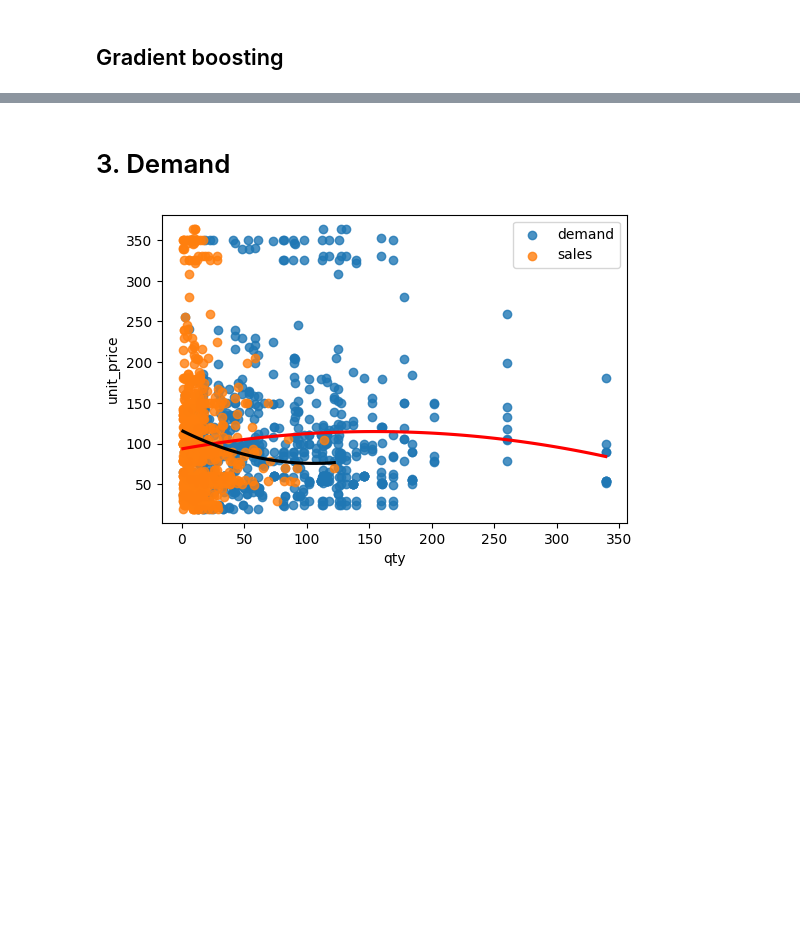
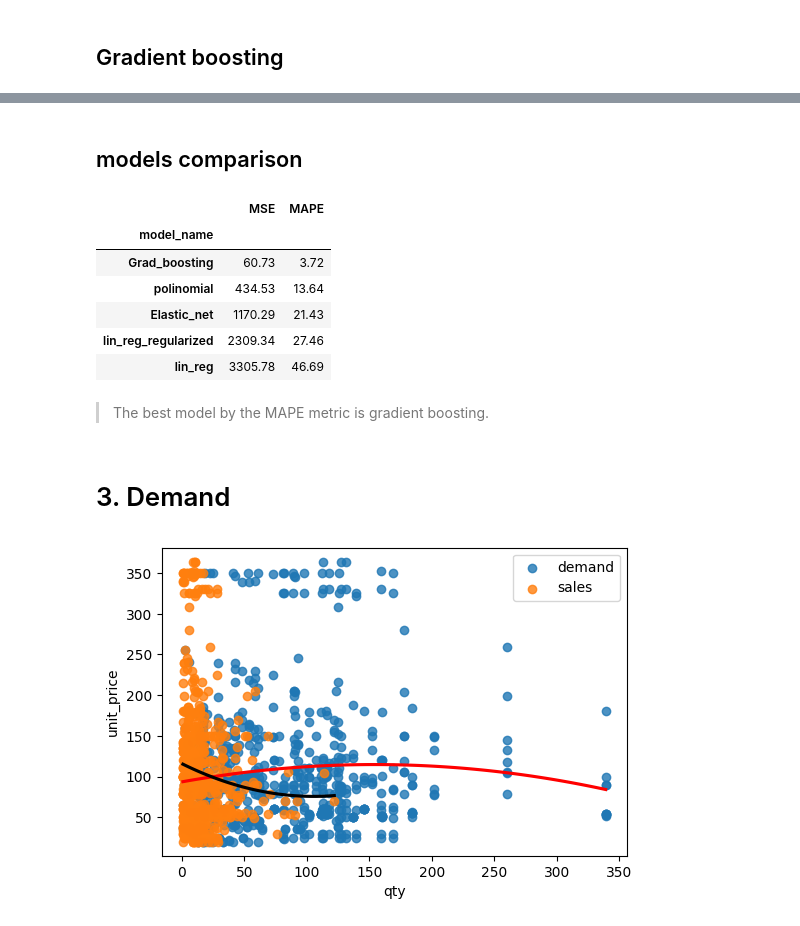
Before and after one commit to Alex1iv/Retail_pricing, a Jupyter notebook: notebooks/Retail_pricing.ipynb, the cells around one changed output, grey strips where cells are left out. Drawn from its saved outputs; the diff is of its cells as text; code cells hidden in the pictures; blank space fills up the shorter version.

Commit message:
add model comparison

```diff
--- a/notebooks/Retail_pricing.ipynb
+++ b/notebooks/Retail_pricing.ipynb
@@ -979,6 +956,12 @@ y_pred_test = lasso.predict(X_test)
 
 y_pred_train, y_pred_test = np.exp(y_pred_train), np.exp(y_pred_test)
 
-print(f'MSE: {round(mean_squared_error(np.exp(y_test), y_pred_test),2)}')
-print(f'MAPE: {round(mean_absolute_percentage_error(np.exp(y_test), y_pred_test)*100,2)} %')
+#print(f'MSE: {round(mean_squared_error(np.exp(y_test), y_pred_test),2)}')
+#print(f'MAPE: {round(mean_absolute_percentage_error(np.exp(y_test), y_pred_test)*100,2)} %')
+
+results['model_name'].append('lin_reg_regularized')
+results['MSE'].append(round(mean_squared_error(np.exp(y_test), y_pred_test),2))
+results['MAPE'].append(round(mean_absolute_percentage_error(np.exp(y_test), y_pred_test)*100,2))
+
+print('MAPE: {:.2f} %'.format(mean_absolute_percentage_error(np.exp(y_test), y_pred_test)*100))
 # %% [output]
@@ -1110,6 +1065,10 @@ lasso_lr_poly.fit(X_train_poly, y_train)
 y_pred_test = lasso_lr_poly.predict(X_test_poly)
 y_pred_test = np.exp(y_pred_test)
 
-print(f'MSE: {round(mean_squared_error(np.exp(y_test), y_pred_test),2)}')
-print(f'MAPE: {round(mean_absolute_percentage_error(np.exp(y_test), y_pred_test)*100,2)} %')
+results['model_name'].append('polinomial')
+results['MSE'].append(round(mean_squared_error(np.exp(y_test), y_pred_test),2))
+results['MAPE'].append(round(mean_absolute_percentage_error(np.exp(y_test), y_pred_test)*100,2))
+
+#print(f'MSE: {round(mean_squared_error(np.exp(y_test), y_pred_test),2)}')
+print('MAPE: {:.2f} %'.format(mean_absolute_percentage_error(np.exp(y_test), y_pred_test)*100))
 # %% [output]
@@ -1167,6 +1101,10 @@ elnet.fit(X_train_poly, y_train)
 # Predict target values
 y_pred_test = np.exp(elnet.predict(X_test_poly))
 
-print(f'MSE: {round(mean_squared_error(np.exp(y_test), y_pred_test),2)}')
-print(f'MAPE: {round(mean_absolute_percentage_error(np.exp(y_test), y_pred_test)*100,2)} %')
+
+results['model_name'].append('Elastic_net')
+results['MSE'].append(round(mean_squared_error(np.exp(y_test), y_pred_test),2))
+results['MAPE'].append(round(mean_absolute_percentage_error(np.exp(y_test), y_pred_test)*100,2))
+
+print('MAPE: {:.2f} %'.format(mean_absolute_percentage_error(np.exp(y_test), y_pred_test)*100))
 # %% [output]
@@ -1186,9 +1123,11 @@ gbr_cl.fit(X_train, y_train)
 # Predict target values
 y_pred_train, y_pred_test = np.exp(gbr_cl.predict(X_train)), np.exp(gbr_cl.predict(X_test))
 
+results['model_name'].append('Grad_boosting')
+results['MSE'].append(round(mean_squared_error(np.exp(y_test), y_pred_test),2))
+results['MAPE'].append(round(mean_absolute_percentage_error(np.exp(y_test), y_pred_test)*100,2))
 
-print(f'MSE: {round(mean_squared_error(np.exp(y_test), y_pred_test),2)}')
-print(f'MAPE: {round(mean_absolute_percentage_error(np.exp(y_test), y_pred_test)*100,2)} %')
+print('MAPE: {:.2f} %'.format(mean_absolute_percentage_error(np.exp(y_test), y_pred_test)*100))
 
 print("Train R^2: {:.3f}".format(r2_score(np.exp(y_train), y_pred_train)))
 print("Test R^2: {:.3f}".format(r2_score(np.exp(y_test), y_pred_test)))
@@ -1247,3 +1156,18 @@ plt.show()
+# %% [markdown]
+## models comparison
+# %%
+results = pd.DataFrame(results).set_index('model_name')
+results.sort_values('MAPE')
+# %% [output]
+|  | MSE | MAPE |
+| model_name |  |  |
+| Grad_boosting | 60.73 | 3.72 |
+| polinomial | 434.53 | 13.64 |
+| Elastic_net | 1170.29 | 21.43 |
+| lin_reg_regularized | 2309.34 | 27.46 |
+| lin_reg | 3305.78 | 46.69 |
+# %% [markdown]
+> The best model by the MAPE metric is gradient boosting.
 # %% [markdown]
 # 3. Demand
 # %%
```
Also changed, not shown: parts of 17 cells of this notebook, 4 other files.
